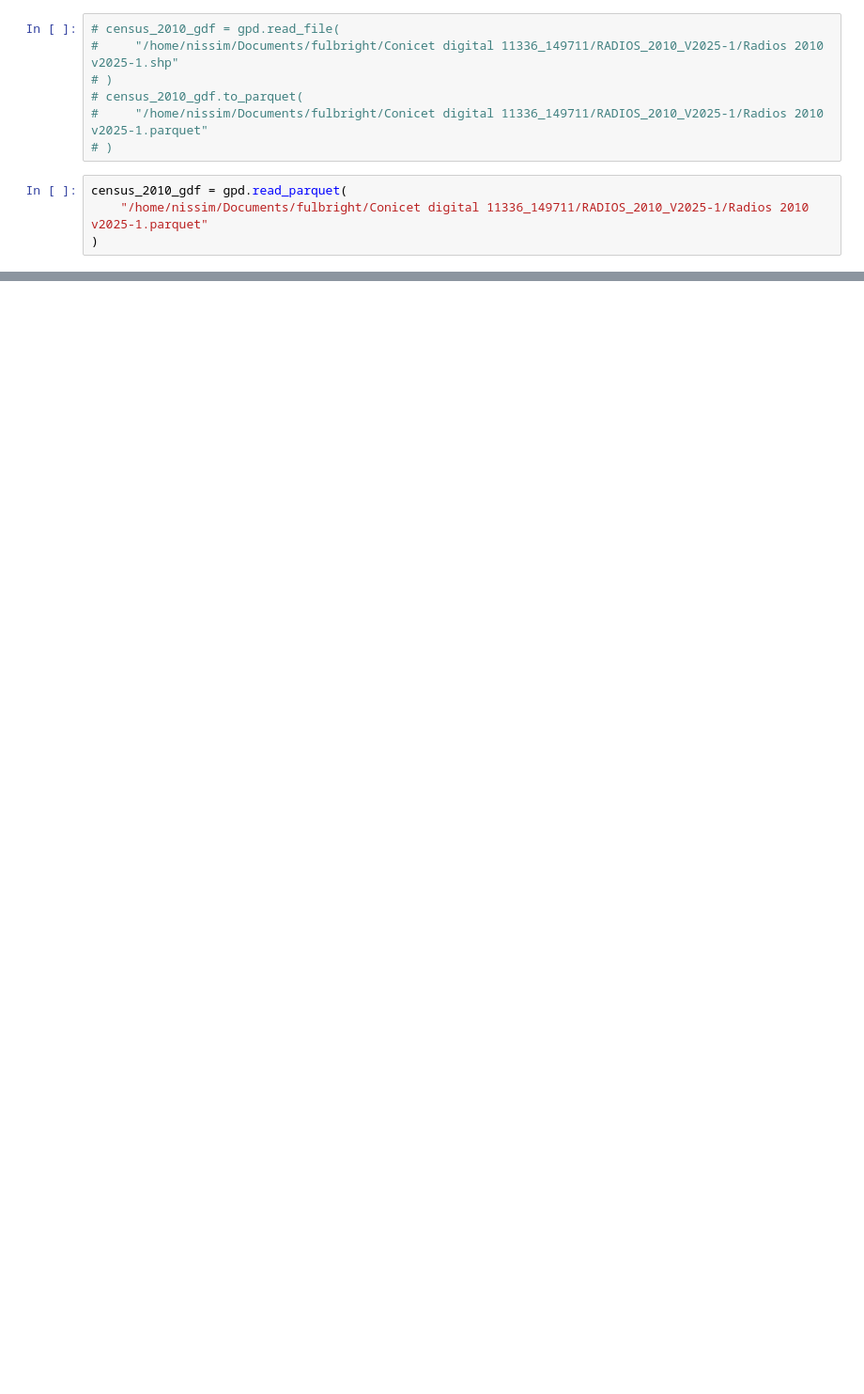
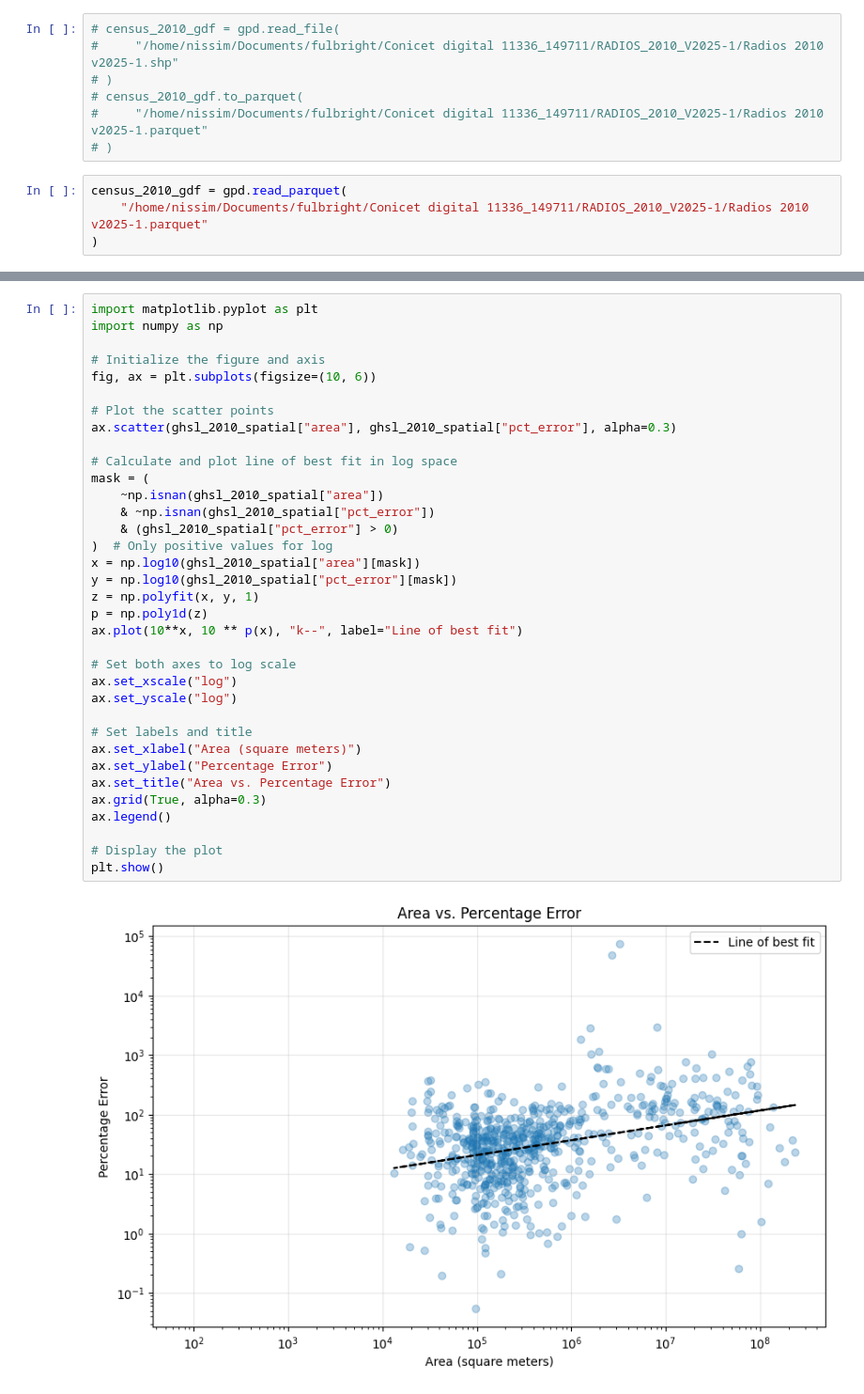
Before and after one commit to nlebovits/ciut-tablero, a Jupyter notebook: notebooks/exposicion.ipynb, the cells around one changed output, grey strips where cells are left out. Shown at 94% size. Drawn from its saved outputs; the diff is of its cells as text; blank space fills up the shorter version.

```diff
--- a/notebooks/exposicion.ipynb
+++ b/notebooks/exposicion.ipynb
@@ -379,0 +252,37 @@ Name: pct_error, dtype: float64
+# %%
+import matplotlib.pyplot as plt
+import numpy as np
+
+# Initialize the figure and axis
+fig, ax = plt.subplots(figsize=(10, 6))
+
+# Plot the scatter points
+ax.scatter(ghsl_2010_spatial["area"], ghsl_2010_spatial["pct_error"], alpha=0.3)
+
+# Calculate and plot line of best fit in log space
+mask = (
+    ~np.isnan(ghsl_2010_spatial["area"])
+    & ~np.isnan(ghsl_2010_spatial["pct_error"])
+    & (ghsl_2010_spatial["pct_error"] > 0)
+)  # Only positive values for log
+x = np.log10(ghsl_2010_spatial["area"][mask])
+y = np.log10(ghsl_2010_spatial["pct_error"][mask])
+z = np.polyfit(x, y, 1)
+p = np.poly1d(z)
+ax.plot(10**x, 10 ** p(x), "k--", label="Line of best fit")
+
+# Set both axes to log scale
+ax.set_xscale("log")
+ax.set_yscale("log")
+
+# Set labels and title
+ax.set_xlabel("Area (square meters)")
+ax.set_ylabel("Percentage Error")
+ax.set_title("Area vs. Percentage Error")
+ax.grid(True, alpha=0.3)
+ax.legend()
+
+# Display the plot
+plt.show()
+# %% [output]
+[figure, added]
```
Also changed, not shown: parts of 42 cells of this notebook, 3 other files.
